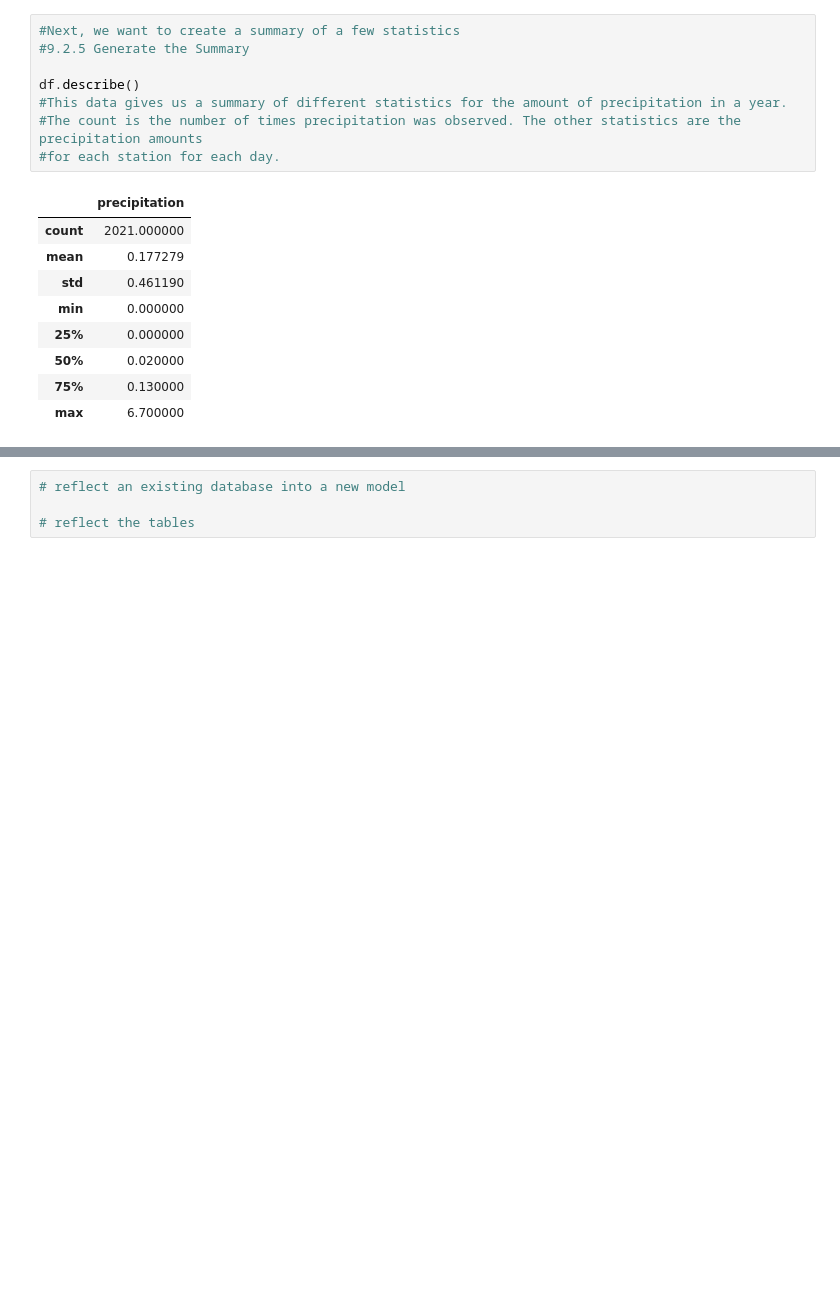
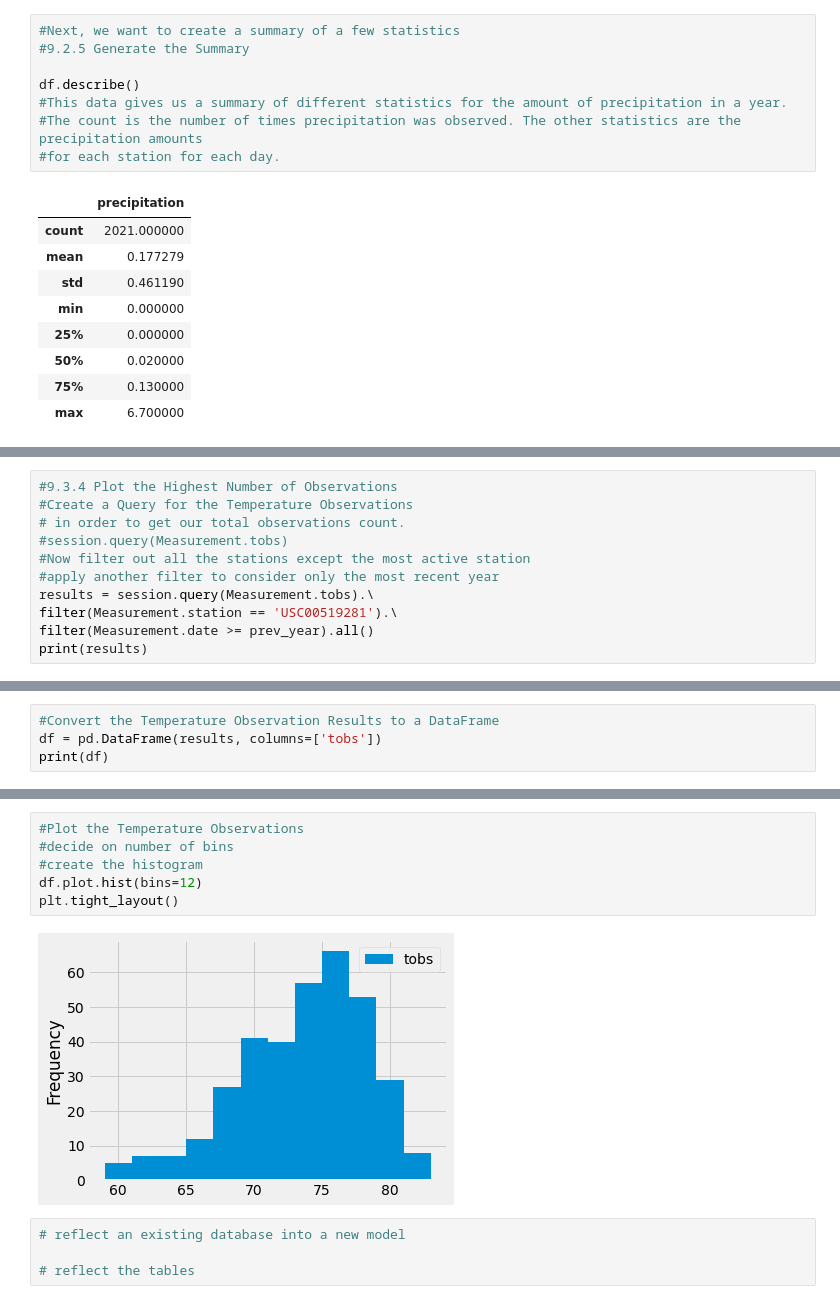
Before and after one commit to russellctaylor/surfs_up, a Jupyter notebook: climate_analysis.ipynb, the cells around one changed output, grey strips where cells are left out. Saved outputs shown, nothing was run; the diff lists cells and outputs as text; blank space fills up the shorter version.

```diff
--- a/climate_analysis.ipynb
+++ b/climate_analysis.ipynb
@@ -185,0 +239,11 @@ df.describe()
+# %%
+#9.3.4 Plot the Highest Number of Observations
+#Create a Query for the Temperature Observations
+# in order to get our total observations count.
+#session.query(Measurement.tobs)
+#Now filter out all the stations except the most active station
+#apply another filter to consider only the most recent year
+results = session.query(Measurement.tobs).\
+filter(Measurement.station == 'USC00519281').\
+filter(Measurement.date >= prev_year).all()
+print(results)
@@ -185,0 +256,4 @@ df.describe()
+# %%
+#Convert the Temperature Observation Results to a DataFrame
+df = pd.DataFrame(results, columns=['tobs'])
+print(df)
@@ -186,3 +275,11 @@ df.describe()
+# %%
+#Plot the Temperature Observations
+#decide on number of bins
+#create the histogram
+df.plot.hist(bins=12)
+plt.tight_layout()
+# %% [output]
+[figure, added]
 # %%
 # reflect an existing database into a new model
 
```
Also changed, not shown: parts of 6 cells of this notebook.
